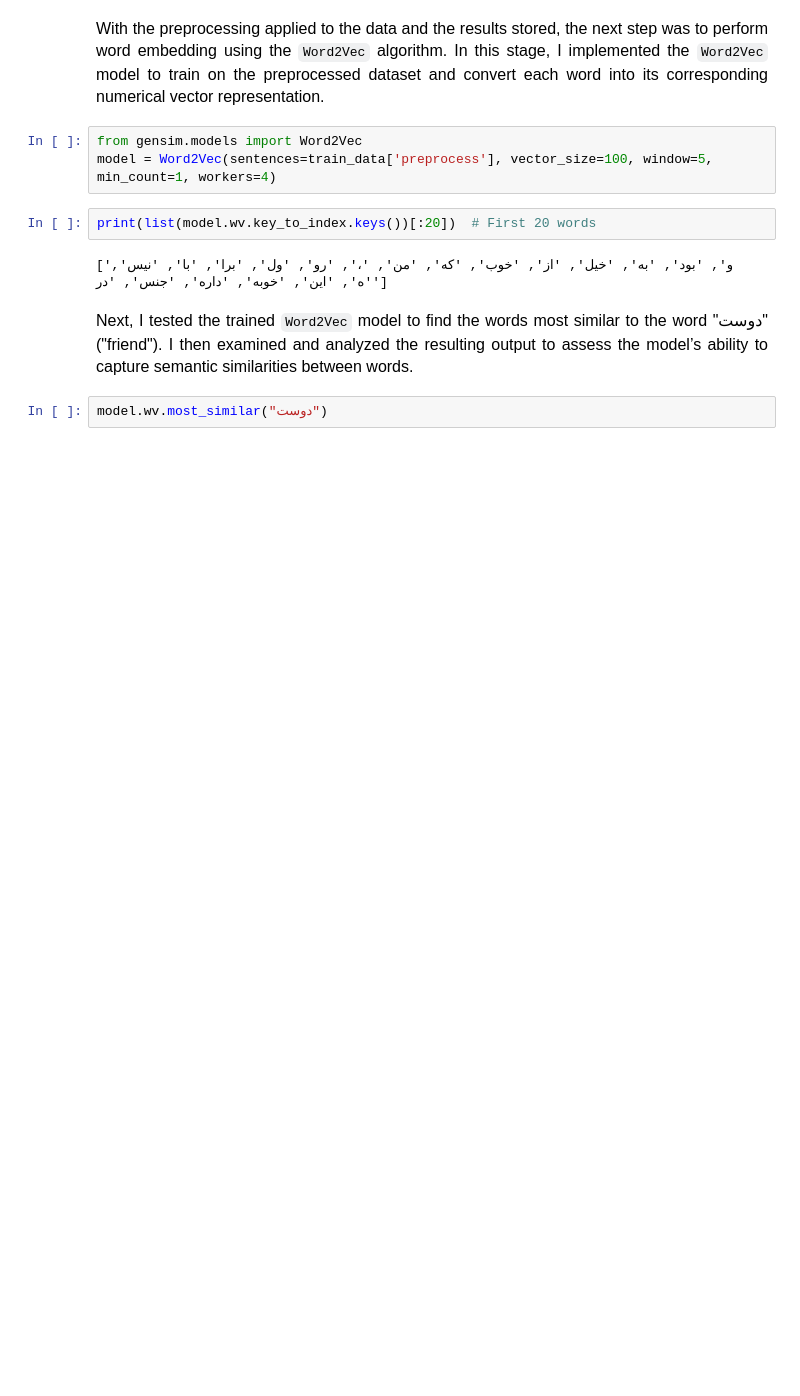
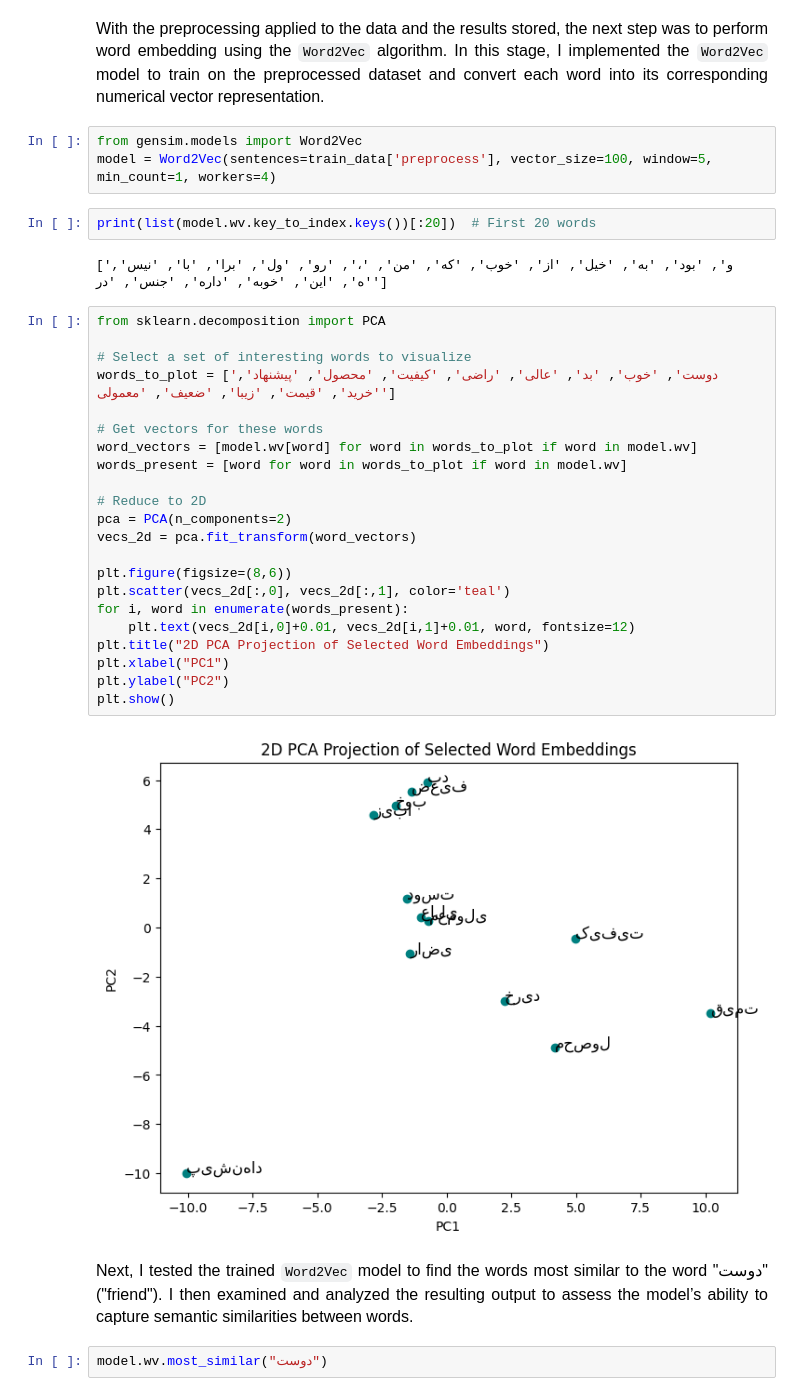
Before and after one commit to Mah-En/Sentiment-Explorer-Persian-Comment-Classification, a Jupyter notebook: persian_comments_preprocessing.ipynb, the cells around one changed output. Drawn from its saved outputs; the diff is of its cells as text; blank space fills up the shorter version.

```diff
--- a/persian_comments_preprocessing.ipynb
+++ b/persian_comments_preprocessing.ipynb
@@ -242,6 +308,30 @@ model = Word2Vec(sentences=train_data['preprocess'], vector_size=100, window=5,
 print(list(model.wv.key_to_index.keys())[:20])  # First 20 words
 # %% [output]
 ['و', 'بود', 'به', 'خیل', 'از', 'خوب', 'که', 'من', '،', 'رو', 'ول', 'برا', 'با', 'نیس', 'ه', 'این', 'خوبه', 'داره', 'جنس', 'در']
+# %%
+from sklearn.decomposition import PCA
+
+# Select a set of interesting words to visualize
+words_to_plot = ['دوست', 'خوب', 'بد', 'عالی', 'راضی', 'کیفیت', 'محصول', 'پیشنهاد', 'خرید', 'قیمت', 'زیبا', 'ضعیف', 'معمولی']
+
+# Get vectors for these words
+word_vectors = [model.wv[word] for word in words_to_plot if word in model.wv]
+words_present = [word for word in words_to_plot if word in model.wv]
+
+# Reduce to 2D
+pca = PCA(n_components=2)
+vecs_2d = pca.fit_transform(word_vectors)
+
+plt.figure(figsize=(8,6))
+plt.scatter(vecs_2d[:,0], vecs_2d[:,1], color='teal')
+for i, word in enumerate(words_present):
+    plt.text(vecs_2d[i,0]+0.01, vecs_2d[i,1]+0.01, word, fontsize=12)
+plt.title("2D PCA Projection of Selected Word Embeddings")
+plt.xlabel("PC1")
+plt.ylabel("PC2")
+plt.show()
+# %% [output]
+[figure, added]
 # %% [markdown]
 <p dir="ltr" style="direction: ltr;text-align: justify;line-height:200%;font-family:Times New Roman;font-size:medium">
   Next, I tested the trained <code>Word2Vec</code> model to find the words most similar to the word "دوست" ("friend").
```
Also changed, not shown: parts of 7 cells of this notebook, 3 other files.
